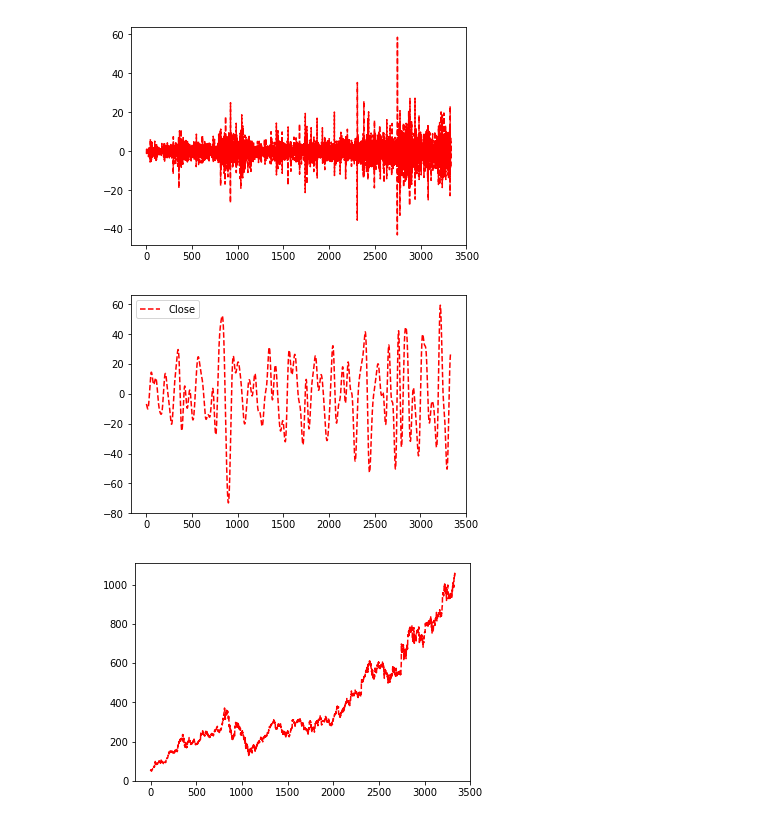
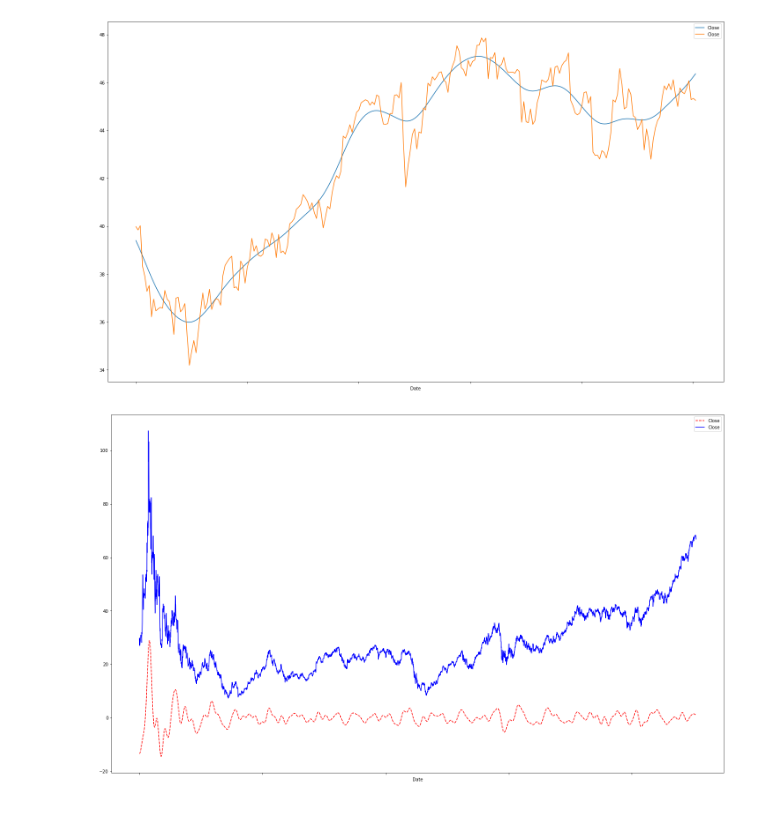
Before and after one commit to Turing-Machines-PESU/stock_market_analysis, a Jupyter notebook: Dickey Fuller Test and Filters.ipynb, the cells around one changed output. Saved outputs shown, nothing was run; the diff lists cells and outputs as text; code cells hidden in the pictures.

```diff
--- a/Dickey Fuller Test and Filters.ipynb
+++ b/Dickey Fuller Test and Filters.ipynb
@@ -3,9 +3,12 @@ import pandas as pd
 import numpy as np
 import matplotlib.pyplot as plt
 from statsmodels.tsa.stattools import adfuller
-from statsmodels.tsa.filters import *
+import statsmodels.tsa.filters as sm
+from pylab import rcParams
+rcParams['figure.figsize'] = 25, 15
 # %%
-data = pd.read_csv("Stocks/googl.us.txt")
+data = pd.read_csv("Stocks/a.us.txt")
+data.set_index("Date", inplace=True)
 data.plot()
 plt.show()
 # %% [output]
@@ -13,5 +26,5 @@ plt.show()
 # %%
-result = adfuller(data.Close, regression='ctt')
+result = adfuller(data["2016":].Close, regression='ctt')
 # %%
 print("ADF Statistics: %.8f"%result[0])
 print("p value: %.8f"%result[1])
@@ -40,7 +57,3 @@ def plot_result(result, show = True):
     result.plot(ax=ax, style=['r--', 'b-'])
     if show:
         plt.show()
-# %%
-plot_result(result_bk)
-# %% [output]
-[figure, removed]
@@ -50,8 +60,16 @@ results_hp = hp_filter.hpfilter(data.Close, 1600)
+# %%
+import statsmodels.api as sm
+
+cycle, trend = sm.tsa.filters.hpfilter(data.Close,1500)
+pd.concat([trend, data.Close],axis = 1)["2016":"2017"].plot()
+plt.show()
+# %% [output]
+[figure, added]
 # %%
-results_cf = cf_filter.cffilter(data.Close, low = 50, high=300, drift = True)
+import statsmodels
+results_cf = statsmodels.tsa.filters.cf_filter.cffilter(data.Close, low = 50, high=300, drift = True)
 cycles, trend = results_cf
-plot_result(pd.DataFrame(cycles), show = False)
-plot_result(data.Close)
+plot_result(pd.concat([cycles, data.Close], axis = 1), show = False)
+plt.show()
 # %% [output]
-[figure, old version]
+[figure, new version]
-[figure, removed]
```
Also changed, not shown: parts of 14 cells of this notebook, 2 other files.
